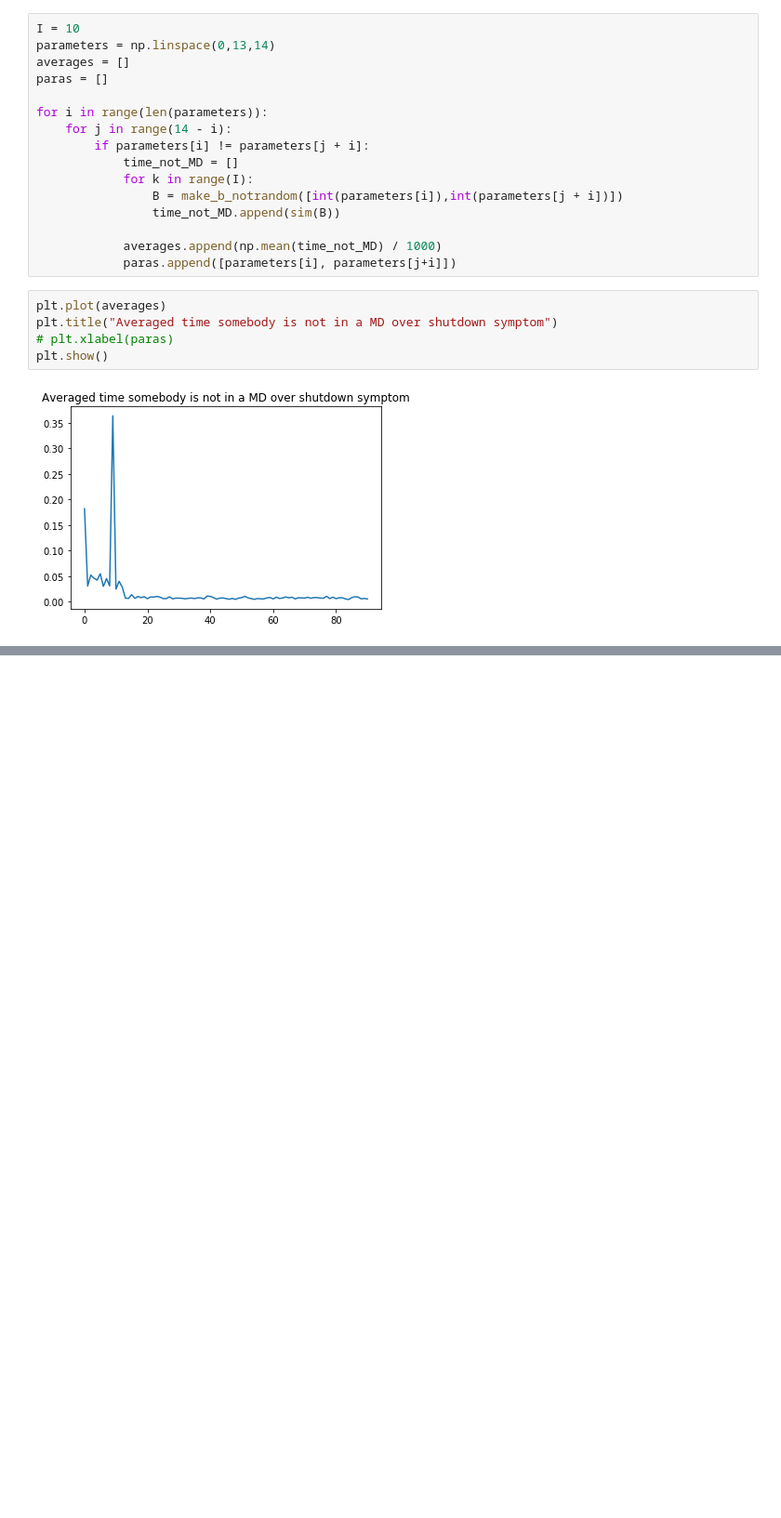
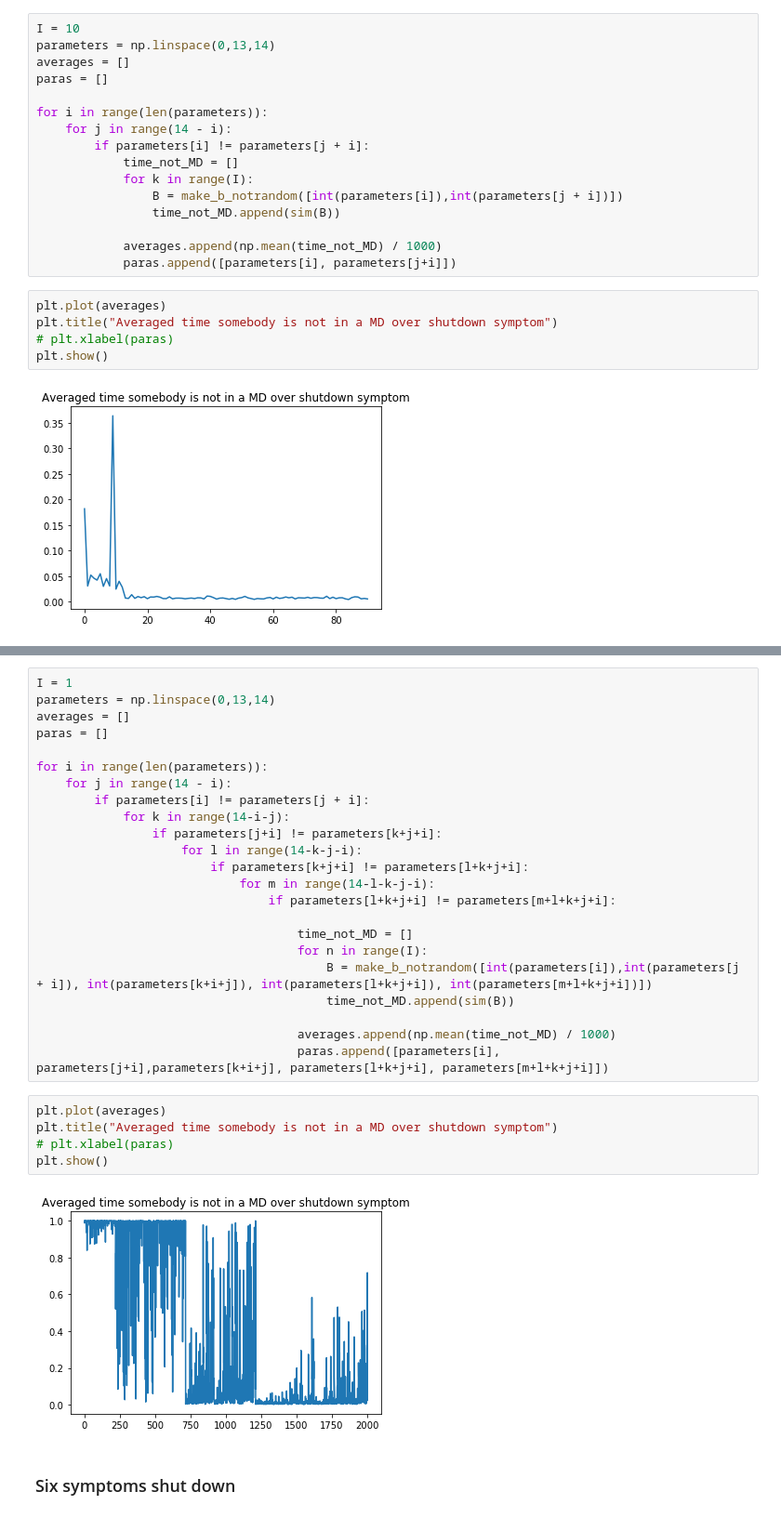
Before and after one commit to TamarTulp/Complex_systems, a Jupyter notebook: Code/Simulation 3.ipynb, the cells around one changed output, grey strips where cells are left out. Shown at 93% size. Cells and saved outputs as stored; diff of their text form; blank space fills up the shorter version.

```diff
--- a/Code/Simulation 3.ipynb
+++ b/Code/Simulation 3.ipynb
@@ -174,0 +219,32 @@ len(averages)
+# %%
+I = 1
+parameters = np.linspace(0,13,14)
+averages = []
+paras = []
+
+for i in range(len(parameters)):
+    for j in range(14 - i):
+        if parameters[i] != parameters[j + i]:
+            for k in range(14-i-j):
+                if parameters[j+i] != parameters[k+j+i]:
+                    for l in range(14-k-j-i):
+                        if parameters[k+j+i] != parameters[l+k+j+i]:
+                            for m in range(14-l-k-j-i):
+                                if parameters[l+k+j+i] != parameters[m+l+k+j+i]:
+
+                                    time_not_MD = []
+                                    for n in range(I):
+                                        B = make_b_notrandom([int(parameters[i]),int(parameters[j + i]), int(parameters[k+i+j]), int(parameters[l+k+j+i]), int(parameters[m+l+k+j+i])])
+                                        time_not_MD.append(sim(B))
+
+                                    averages.append(np.mean(time_not_MD) / 1000)
+                                    paras.append([parameters[i], parameters[j+i],parameters[k+i+j], parameters[l+k+j+i], parameters[m+l+k+j+i]])
+# %%
+plt.plot(averages)
+plt.title("Averaged time somebody is not in a MD over shutdown symptom")
+# plt.xlabel(paras)
+plt.show()
+# %% [output]
+[figure, added]
+# %% [markdown]
+### Six symptoms shut down
```
Also changed, not shown: parts of 19 cells of this notebook.
